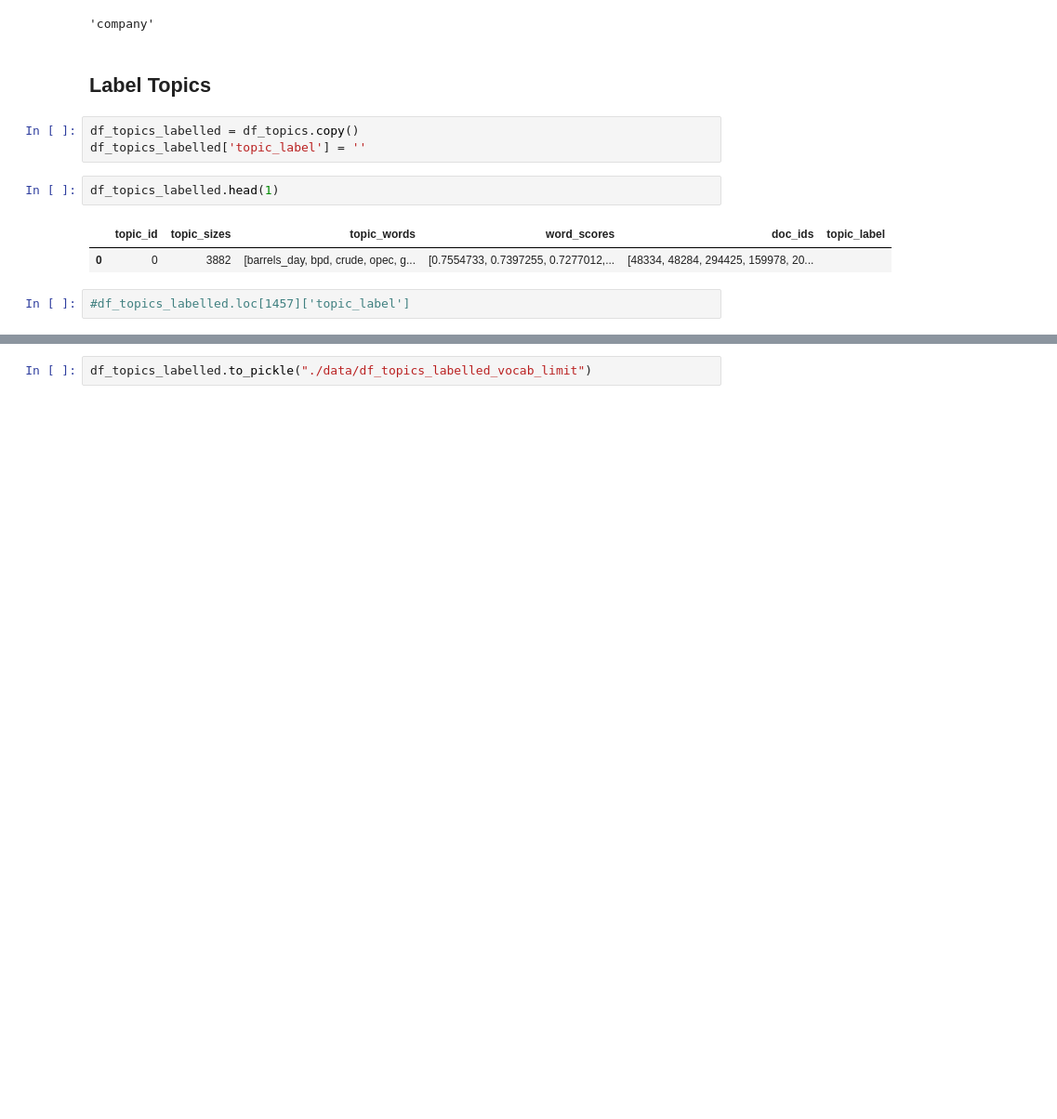
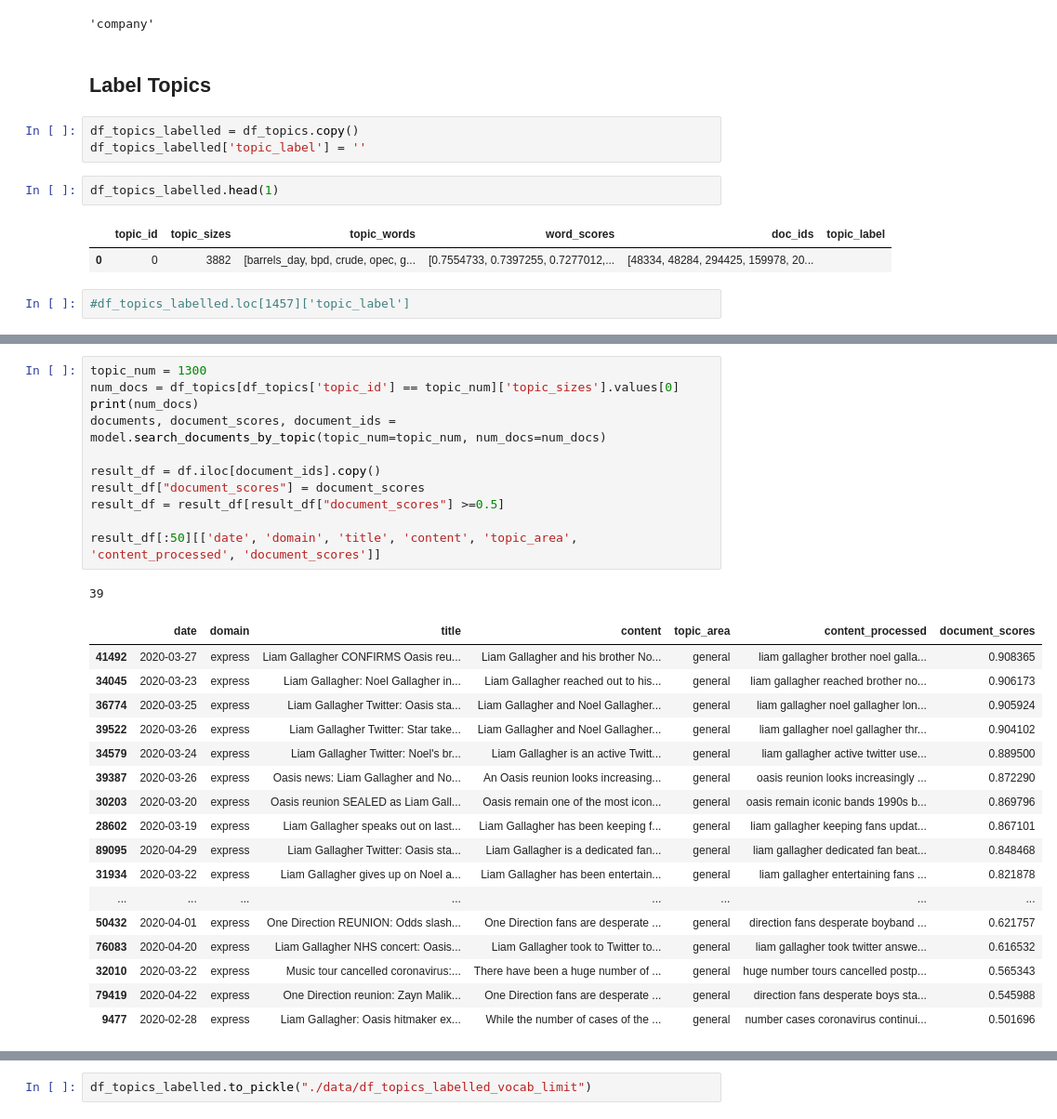
Before and after one commit to TraceyEtheridge/Thesis, a Jupyter notebook: Topic_Modelling_Top2Vec.ipynb, the cells around one changed output, grey strips where cells are left out. Shown at 93% size. Cells and saved outputs as stored; diff of their text form; blank space fills up the shorter version.

Commit message:
general

```diff
--- a/Topic_Modelling_Top2Vec.ipynb
+++ b/Topic_Modelling_Top2Vec.ipynb
@@ -455,0 +1015,30 @@ for idx, row in zip(df_selection.index, df_selection[:5]):
+# %%
+topic_num = 1300
+num_docs = df_topics[df_topics['topic_id'] == topic_num]['topic_sizes'].values[0]
+print(num_docs)
+documents, document_scores, document_ids = model.search_documents_by_topic(topic_num=topic_num, num_docs=num_docs)
+
+result_df = df.iloc[document_ids].copy()
+result_df["document_scores"] = document_scores
+result_df = result_df[result_df["document_scores"] >=0.5]
+
+result_df[:50][['date', 'domain', 'title', 'content', 'topic_area', 'content_processed', 'document_scores']]
+# %% [output]
+39
+|  | date | domain | title | content | topic_area | content_processed | document_scores |
+| 41492 | 2020-03-27 | express | Liam Gallagher CONFIRMS Oasis reu... | Liam Gallagher and his brother No... | general | liam gallagher brother noel galla... | 0.908365 |
+| 34045 | 2020-03-23 | express | Liam Gallagher: Noel Gallagher in... | Liam Gallagher reached out to his... | general | liam gallagher reached brother no... | 0.906173 |
+| 36774 | 2020-03-25 | express | Liam Gallagher Twitter: Oasis sta... | Liam Gallagher and Noel Gallagher... | general | liam gallagher noel gallagher lon... | 0.905924 |
+| 39522 | 2020-03-26 | express | Liam Gallagher Twitter: Star take... | Liam Gallagher and Noel Gallagher... | general | liam gallagher noel gallagher thr... | 0.904102 |
+| 34579 | 2020-03-24 | express | Liam Gallagher Twitter: Noel's br... | Liam Gallagher is an active Twitt... | general | liam gallagher active twitter use... | 0.889500 |
+| 39387 | 2020-03-26 | express | Oasis news: Liam Gallagher and No... | An Oasis reunion looks increasing... | general | oasis reunion looks increasingly ... | 0.872290 |
+| 30203 | 2020-03-20 | express | Oasis reunion SEALED as Liam Gall... | Oasis remain one of the most icon... | general | oasis remain iconic bands 1990s b... | 0.869796 |
+| 28602 | 2020-03-19 | express | Liam Gallagher speaks out on last... | Liam Gallagher has been keeping f... | general | liam gallagher keeping fans updat... | 0.867101 |
+| 89095 | 2020-04-29 | express | Liam Gallagher Twitter: Oasis sta... | Liam Gallagher is a dedicated fan... | general | liam gallagher dedicated fan beat... | 0.848468 |
+| 31934 | 2020-03-22 | express | Liam Gallagher gives up on Noel a... | Liam Gallagher has been entertain... | general | liam gallagher entertaining fans ... | 0.821878 |
+| ... | ... | ... | ... | ... | ... | ... | ... |
+| 50432 | 2020-04-01 | express | One Direction REUNION: Odds slash... | One Direction fans are desperate ... | general | direction fans desperate boyband ... | 0.621757 |
+| 76083 | 2020-04-20 | express | Liam Gallagher NHS concert: Oasis... | Liam Gallagher took to Twitter to... | general | liam gallagher took twitter answe... | 0.616532 |
+| 32010 | 2020-03-22 | express | Music tour cancelled coronavirus:... | There have been a huge number of ... | general | huge number tours cancelled postp... | 0.565343 |
+| 79419 | 2020-04-22 | express | One Direction reunion: Zayn Malik... | One Direction fans are desperate ... | general | direction fans desperate boys sta... | 0.545988 |
+| 9477 | 2020-02-28 | express | Liam Gallagher: Oasis hitmaker ex... | While the number of cases of the ... | general | number cases coronavirus continui... | 0.501696 |
```
Also changed, not shown: parts of 30 cells of this notebook, 5 other files.
